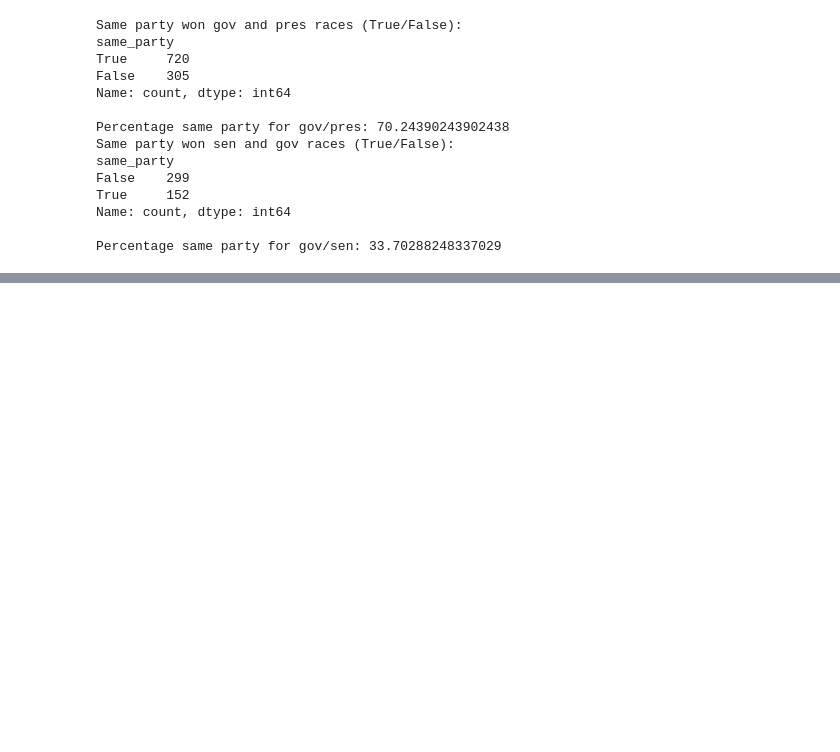
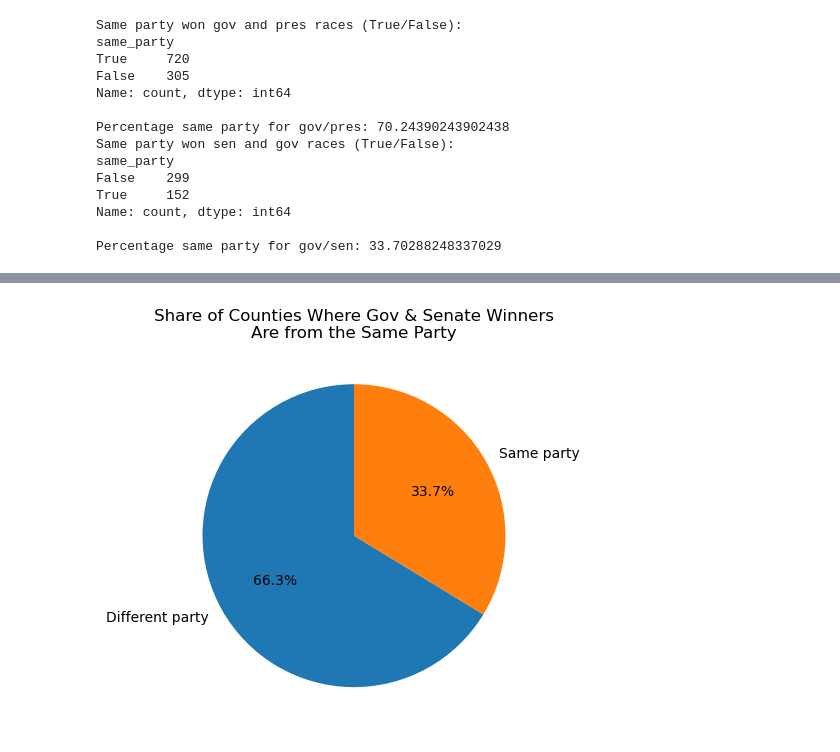
Before and after one commit to JillianKoenig/qtm151fall2025, a Jupyter notebook: Final Project/QTM151Project.ipynb, the cells around one changed output, grey strips where cells are left out. Saved outputs shown, nothing was run; the diff lists cells and outputs as text; code cells hidden in the pictures; blank space fills up the shorter version.

```diff
--- a/Final Project/QTM151Project.ipynb
+++ b/Final Project/QTM151Project.ipynb
@@ -142,0 +162,13 @@ df_sg_winners.groupby(by = "state").agg(
+# %%
+plt.figure(figsize=(5,5))
+plt.pie(
+    plot_df["count"],
+    labels=plot_df["same_party"],
+    autopct="%1.1f%%",
+    startangle=90
+)
+plt.title("Share of Counties Where Gov & Senate Winners\nAre from the Same Party")
+plt.tight_layout()
+plt.show()
+# %% [output]
+[figure, added]
```
Also changed, not shown: parts of 5 cells of this notebook, 1 other file.
